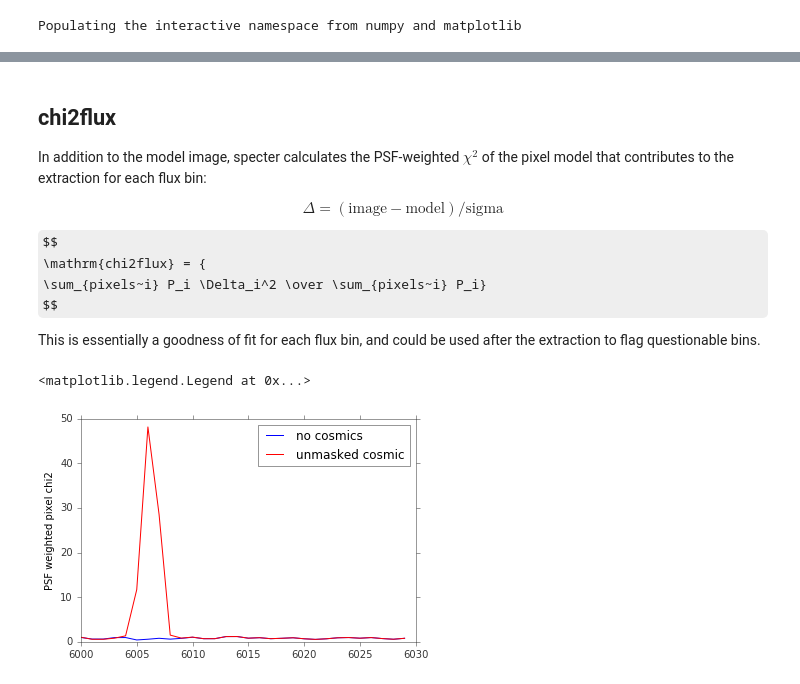
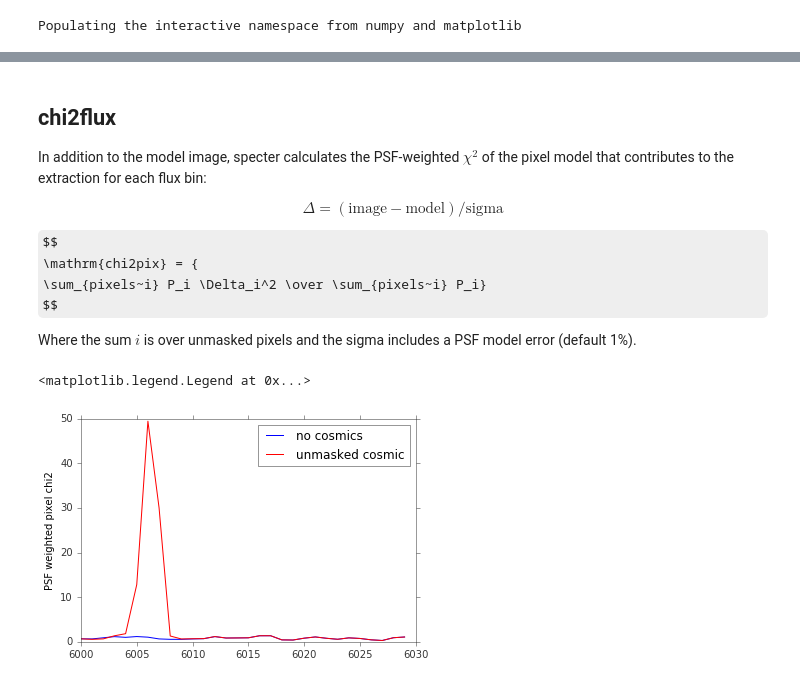
Before and after one commit to desihub/specter, a Jupyter notebook: doc/nb/unmasked_cosmics.ipynb, the cells around one changed output, grey strips where cells are left out. Drawn from its saved outputs; the diff is of its cells as text; code cells hidden in the pictures; some formulas as TeX source.

```diff
--- a/doc/nb/unmasked_cosmics.ipynb
+++ b/doc/nb/unmasked_cosmics.ipynb
@@ -15,8 +15,8 @@ psf = desimodel.io.load_psf('r')
 nspec, nwave = 2, 30
 ww = np.arange(6000, 6000+nwave)
 photons = np.zeros((nspec, nwave))
-photons[0,::10] = 100
-photons[1,5::15] = 200
+photons[0,::20] = 100
+photons[1,5::30] = 200
 
 xyrange = psf.xyrange([0,nspec], ww)
 truepix = psf.project(ww, photons, xyrange=xyrange)
@@ -29,4 +29,8 @@ ivar = 1.0/(truepix + rdnoise**2)
 cosmic_image = image.copy()
 cosmic_image[20,8] = 40
 cosmic_image[21,7] = 40
+
+#- include one masked pixel
+cosmic_image[22,7] = 45
+ivar[22,7] = 0.0
 # %%
@@ -89,16 +95,17 @@ $$
 $$
 
 $$
-\mathrm{chi2flux} = {
+\mathrm{chi2pix} = {
     \sum_{pixels~i} P_i \Delta_i^2 \over \sum_{pixels~i} P_i}
 $$
 
-This is essentially a goodness of fit for each flux bin, and could be used after the extraction to flag questionable bins.
+Where the sum $i$ is over unmasked pixels and the sigma includes a PSF model error
+(default 1%).
 # %%
-plot(ww, exa['chi2flux'][0], 'b-', label='no cosmics')
-plot(ww, exb['chi2flux'][0], 'r-', label='unmasked cosmic')
+plot(ww, exa['chi2pix'][0], 'b-', label='no cosmics')
+plot(ww, exb['chi2pix'][0], 'r-', label='unmasked cosmic')
 ylabel('PSF weighted pixel chi2')
 legend()
 # %% [output]
 <matplotlib.legend.Legend at 0x...>
-[figure, old version]
+[figure, new version]
```
Also changed, not shown: parts of 5 cells of this notebook, 6 other files.
